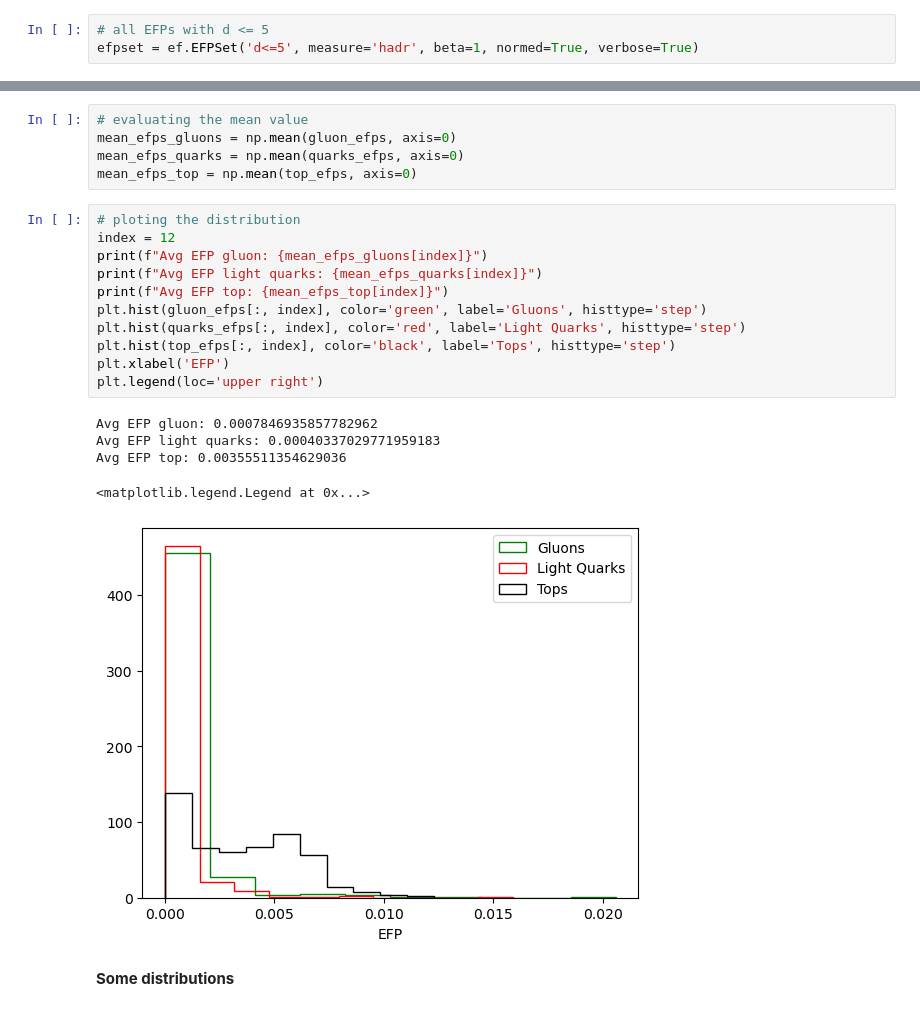
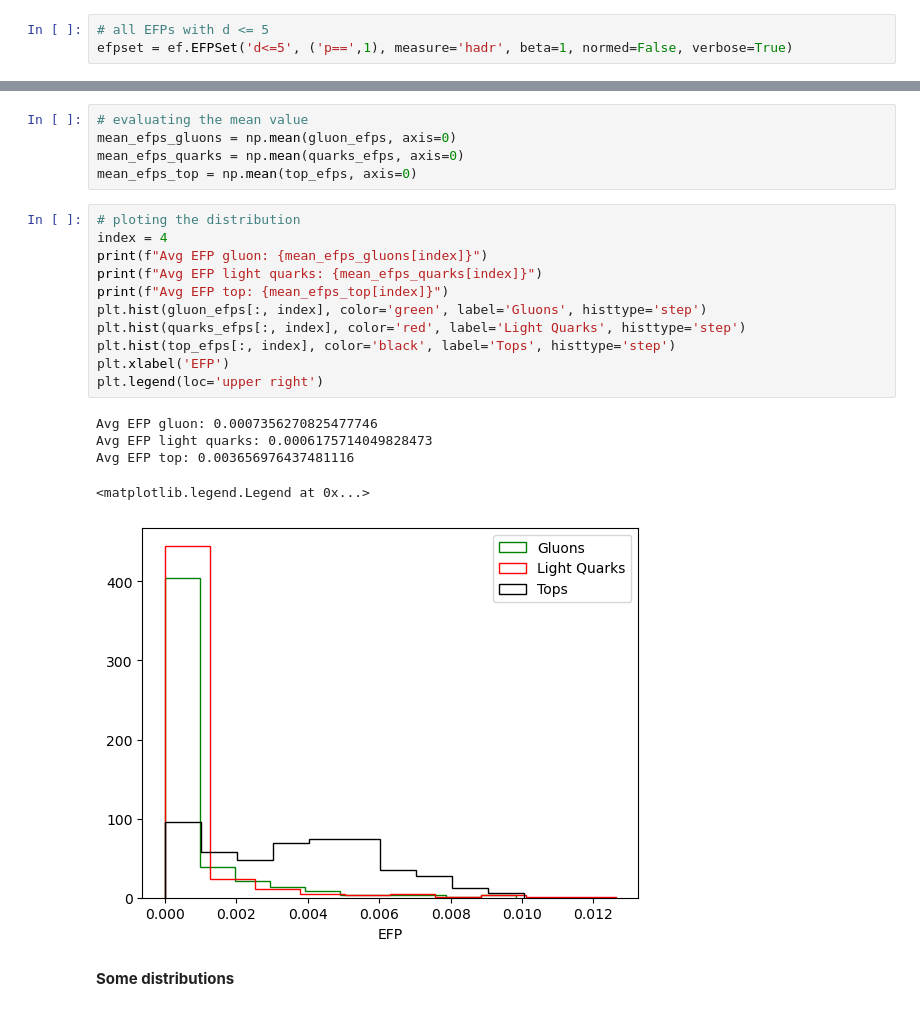
Before and after one commit to mathmartines/JetTagging, a Jupyter notebook: DataExploration/Matheus.ipynb, the cells around one changed output, grey strips where cells are left out. Saved outputs shown, nothing was run; the diff lists cells and outputs as text.

```diff
--- a/DataExploration/Matheus.ipynb
+++ b/DataExploration/Matheus.ipynb
@@ -120,7 +120,7 @@ Text(0, 0.5, '$\\eta^{rel}$')
 import energyflow as ef
 # %%
 # all EFPs with d <= 5
-efpset = ef.EFPSet('d<=5', measure='hadr', beta=1, normed=True, verbose=True)
+efpset = ef.EFPSet('d<=5', ('p==',1), measure='hadr', beta=1, normed=False, verbose=True)
 # %% [output]
 Originally Available EFPs:
   Prime: 23691
@@ -162,21 +162,21 @@ mean_efps_quarks = np.mean(quarks_efps, axis=0)
 mean_efps_top = np.mean(top_efps, axis=0)
 # %%
 # ploting the distribution
-index = 12
+index = 4
 print(f"Avg EFP gluon: {mean_efps_gluons[index]}")
 print(f"Avg EFP light quarks: {mean_efps_quarks[index]}")
 print(f"Avg EFP top: {mean_efps_top[index]}")
 plt.hist(gluon_efps[:, index], color='green', label='Gluons', histtype='step')
 plt.hist(quarks_efps[:, index], color='red', label='Light Quarks', histtype='step')
 plt.hist(top_efps[:, index], color='black', label='Tops', histtype='step')
 plt.xlabel('EFP')
 plt.legend(loc='upper right')
 # %% [output]
-Avg EFP gluon: 0.0007846935857782962
-Avg EFP light quarks: 0.00040337029771959183
-Avg EFP top: 0.00355511354629036
+Avg EFP gluon: 0.0007356270825477746
+Avg EFP light quarks: 0.0006175714049828473
+Avg EFP top: 0.003656976437481116
 <matplotlib.legend.Legend at 0x...>
-[figure, old version]
+[figure, new version]
 # %% [markdown]
 ****Some distributions****
 # %% [markdown]
```
Also changed, not shown: parts of 2 cells of this notebook, 13 other files.
